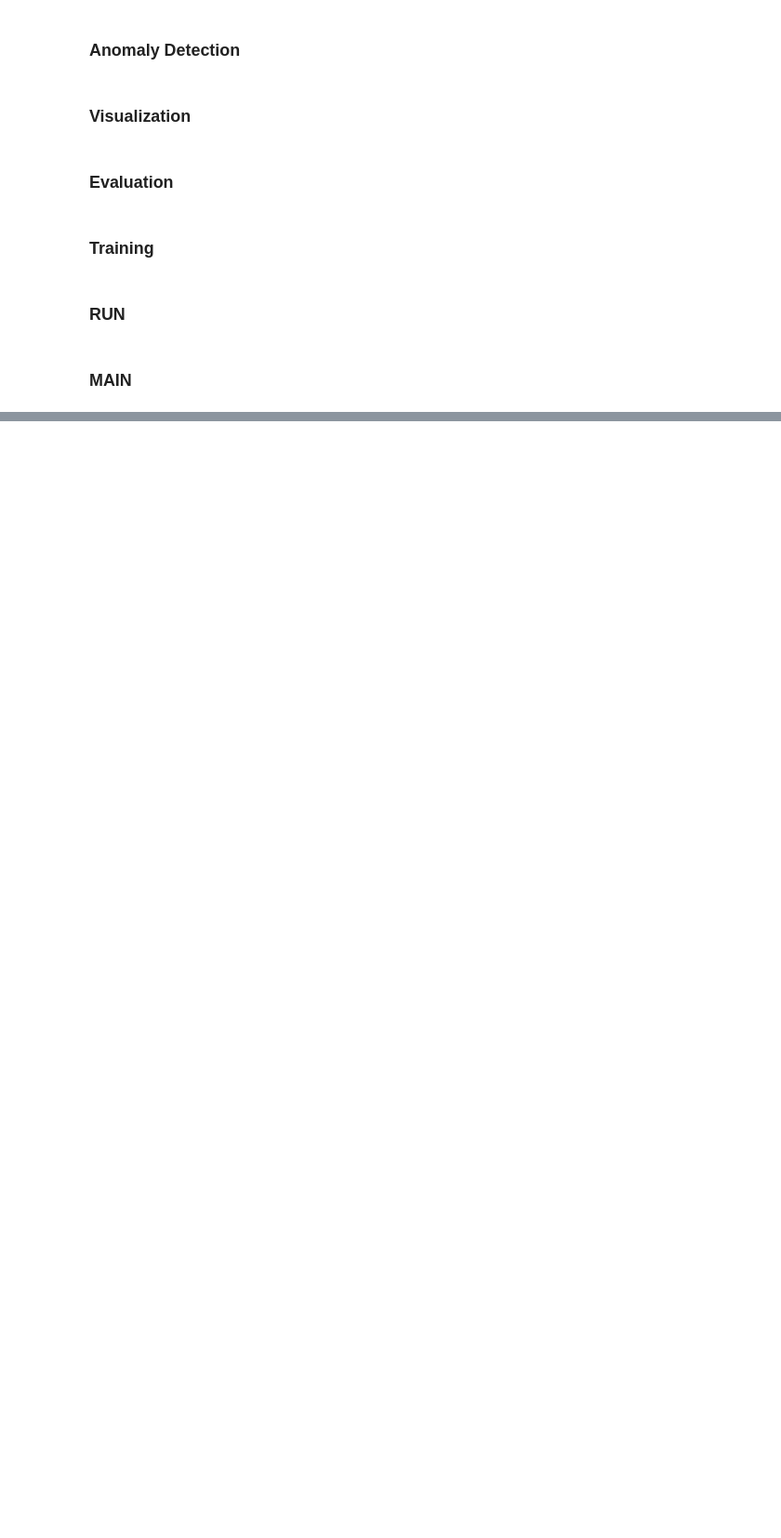
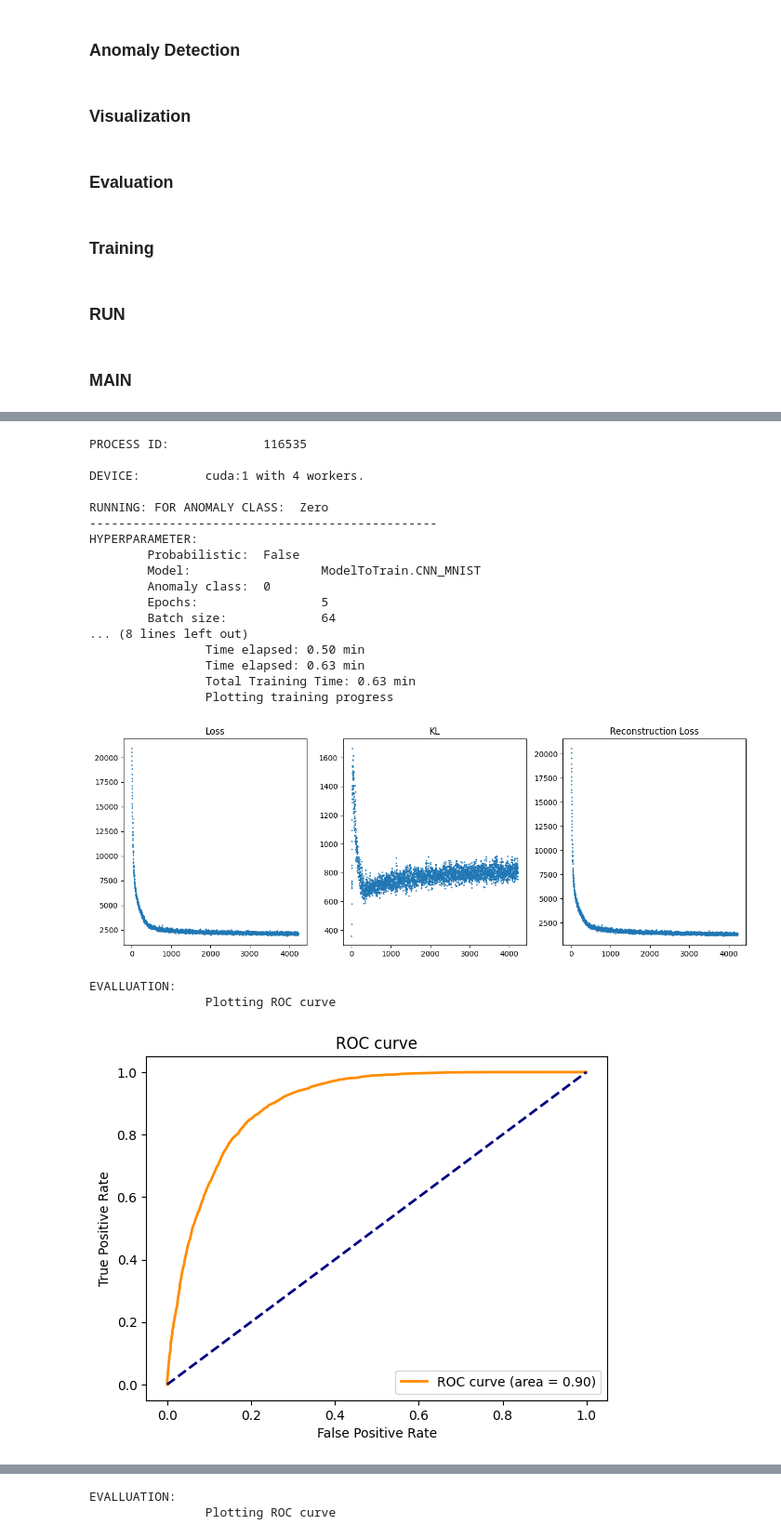
Before and after one commit to heuer-ja/uni23ss_VAE-anomaly-detection, a Jupyter notebook: code/scripts/submission-vae.ipynb, the cells around one changed output, grey strips where cells are left out. Shown at 93% size. Cells and saved outputs as stored; diff of their text form; code cells hidden in the pictures; blank space fills up the shorter version.

```diff
--- a/code/scripts/submission-vae.ipynb
+++ b/code/scripts/submission-vae.ipynb
@@ -1043,6 +1076,7 @@ def train(
         optimizer:Optimizer,
         lr_scheduler:StepLR,
         train_loader:DataLoader,
+        show_prints:bool = False
     ):
     print('TRAINING:')
 
@@ -1079,14 +1113,14 @@ def train(
             log_train_preds.kl.append(forward_dict['kl'])
             log_train_preds.recon_loss.append(forward_dict['recon_loss'])
 
-            if batch_idx % 500 == 0:
+            if show_prints and batch_idx % 500 == 0:
                 print('\t\tEpoch: %03d/%03d | Batch %04d/%04d | Loss: %.4f | KL: %.4f | RecLoss: %.4f'
                     % (epoch+1, num_epochs, batch_idx,
                         len(train_loader), loss, forward_dict['kl'], forward_dict['recon_loss']))
 
 
         # RECONSTRUCTION PLOT
-        if model_to_train == ModelToTrain.CNN_MNIST:
+        if show_prints and model_to_train == ModelToTrain.CNN_MNIST:
             print('\t\tPlot reconstruction after epoch: %d' % (epoch + 1))
             batch_reconstructions:torch.Tensor = model.reconstruct(x=X)
             batch_reconstructions  = batch_reconstructions.squeeze(1)
@@ -1098,7 +1132,6 @@ def train(
                 )
 
         print('\t\tTime elapsed: %.2f min' % ((time.time() - start_time)/60))
-        print('\n')
         lr_scheduler.step()
 
     print('\t\tTotal Training Time: %.2f min' % ((time.time() - start_time)/60))
@@ -1128,7 +1161,7 @@ def run_for_one_anomaly_class(
 
 
     # LOAD DATA (full; no split)
-    data:IDataset = DatasetMNIST(is_debug=True)  if model_to_train == ModelToTrain.CNN_MNIST else DatasetKDD(is_debug=True)
+    data:IDataset = DatasetMNIST(show_prints=False)  if model_to_train == ModelToTrain.CNN_MNIST else DatasetKDD(show_prints=False)
     dataset_train:TensorDataset = None
     dataset_test:TensorDataset = None
     dataset_train, dataset_test = data.get_data(anomaly_class=anomaly_class)
@@ -1163,8 +1196,6 @@ def run_for_one_anomaly_class(
     \tLength of test dataset {len_test}
     ''')
 
-
-
     # MODEL
     model:nn.Module = None
     if model_to_train == ModelToTrain.CNN_MNIST:
@@ -1174,13 +1205,6 @@ def run_for_one_anomaly_class(
             is_probabilistic=is_model_probabilistic,
             io_size=(img_resolution[0] * img_resolution[1])
         )
-
-        print(f'''DATA SHAPE:
-        Length of dataset {len}
-        Labels shape: {y.shape}
-        Images shape: {X.shape}
-        Img resolution is {img_resolution}={img_resolution[0]*img_resolution[1]}
-        ''')
 
     elif model_to_train == ModelToTrain.FULLY_TABULAR:
         model:VAE_Tabular = VAE_Tabular(is_probabilistic=is_model_probabilistic)
@@ -1206,6 +1230,7 @@ def run_for_one_anomaly_class(
         optimizer=OPTIMIZER,
         lr_scheduler=LR_SCHEDULER,
         train_loader=loader_train,
+        show_prints=False
     )
 
     # EVALUATION
@@ -1343,0 +1341,30 @@ NameError: name 'Adam' is not defined
+# %%
+main(
+    is_model_probabilistic=False,
+    model_to_train=ModelToTrain.CNN_MNIST,
+    num_epochs=5,
+    batch_size=64,
+    learning_rate=1e-4,
+)
+# %% [output]
+PROCESS ID:             116535
+
+DEVICE:         cuda:1 with 4 workers.
+
+RUNNING: FOR ANOMALY CLASS:  Zero
+------------------------------------------------
+HYPERPARAMETER:
+        Probabilistic:  False
+        Model:                  ModelToTrain.CNN_MNIST
+        Anomaly class:  0
+        Epochs:                 5
+        Batch size:             64
+... (8 lines left out)
+                Time elapsed: 0.50 min
+                Time elapsed: 0.63 min
+                Total Training Time: 0.63 min
+                Plotting training progress
+[figure, added]
+EVALLUATION:
+                Plotting ROC curve
+[figure, added]
@@ -1343,0 +1389,2 @@ NameError: name 'Adam' is not defined
+EVALLUATION:
+                Plotting ROC curve
```
Also changed, not shown: parts of 14 cells of this notebook, 1 other file.
